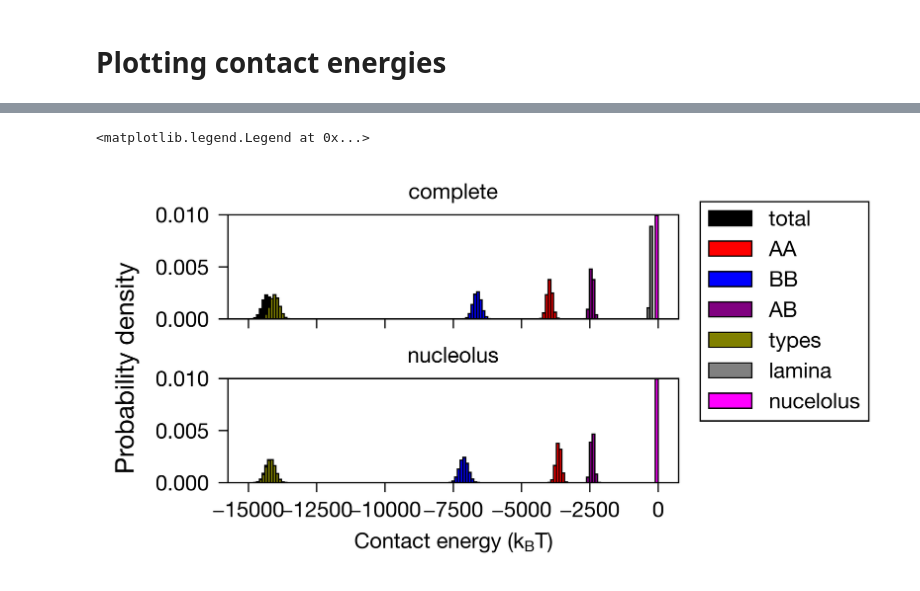
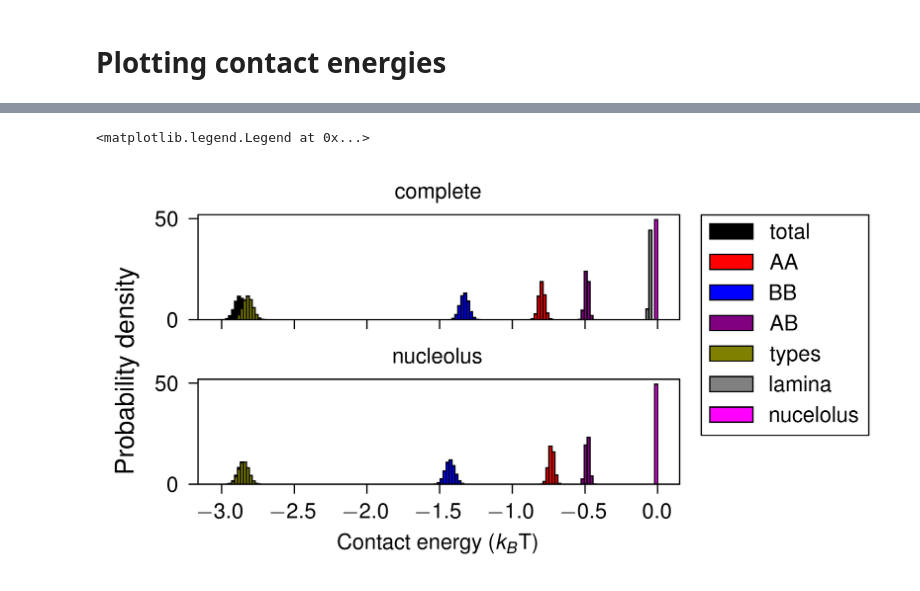
Before and after one commit to mellofariam/polarization, a Jupyter notebook: 3_analysis/energies/plot-total-energies.ipynb, the cells around one changed output, grey strips where cells are left out. Cells and saved outputs as stored; diff of their text form; code cells hidden in the pictures.

```diff
--- a/3_analysis/energies/plot-total-energies.ipynb
+++ b/3_analysis/energies/plot-total-energies.ipynb
@@ -11,0 +43,3 @@ plt.style.use("chroma.paper")
+# %%
+# for testing the figures:
+mpl.rcParams["figure.dpi"] = 300
@@ -88,9 +179,0 @@ with h5py.File(
-# %%
-fig, ax = plt.subplots(1, 1, figsize=(3, 2))
-for key in energies.keys():
-    ax.plot(
-        energies[key],
-        label=key,
-    )
-ax.set_xlabel("Frame")
-ax.set_ylabel("Energy ($k_B$T)")
@@ -100,7 +179,0 @@ Text(0, 0.5, 'Energy ($k_B$T)')
-# %%
-conditions = [
-    "control",
-    "complete",
-    "lamina",
-    "nucleolus",
-]
@@ -246,32 +288,28 @@ fig.legend(
 # %%
-conditions = [
+chosen_conditions = [
     "complete",
     "nucleolus",
-    # "lamina",
-    # "control",
-    # "nuclear-bodies",
-    # "isolation",
 ]
 
 fig, ax = plt.subplots(
-    len(conditions),
+    len(chosen_conditions),
     1,
     figsize=(
         3,
-        1 * len(conditions),
+        1 * len(chosen_conditions),
     ),
     constrained_layout=True,
     sharex=True,
     sharey=True,
 )
 
-bins = np.linspace(-15000, -0, 150)
+bins = np.linspace(-15000, -0, 150) / NUM_BEADS
 
-for i, condition in enumerate(conditions):
+for i, condition in enumerate(chosen_conditions):
     ax[i].set_title(condition)
 
     ax[i].hist(
-        energies_per_condition[condition]["all"],
+        energies[condition]["all"],
         bins=bins,
         density=True,
         # histtype="step",
@@ -279,7 +317,7 @@ for i, condition in enumerate(conditions):
         color="black",
     )
     ax[i].hist(
-        energies_per_condition[condition]["AA"],
+        energies[condition]["AA"],
         bins=bins,
         density=True,
         # histtype="step",
@@ -287,7 +325,7 @@ for i, condition in enumerate(conditions):
         color="red",
     )
     ax[i].hist(
-        energies_per_condition[condition]["BB"],
+        energies[condition]["BB"],
         bins=bins,
         density=True,
         # histtype="step",
@@ -295,7 +333,7 @@ for i, condition in enumerate(conditions):
         color="blue",
     )
     ax[i].hist(
-        energies_per_condition[condition]["AB"],
+        energies[condition]["AB"],
         bins=bins,
         density=True,
         # histtype="step",
@@ -305,7 +343,7 @@ for i, condition in enumerate(conditions):
     ax[i].hist(
         np.sum(
             [
-                energies_per_condition[condition][key]
+                energies[condition][key]
                 for key in ["AA", "AB", "BB", "AN", "BN", "NN"]
             ],
             axis=0,
@@ -317,35 +355,35 @@ for i, condition in enumerate(conditions):
         color="olive",
     )
     ax[i].hist(
-        energies_per_condition[condition]["lamina"],
+        energies[condition]["lamina"],
         bins=bins,
         density=True,
         # histtype="step",
         label="lamina",
         color="gray",
     )
     ax[i].hist(
-        energies_per_condition[condition]["nucleolus"],
+        energies[condition]["nucleolus"],
         bins=bins,
         density=True,
         # histtype="step",
         label="nucelolus",
         color="magenta",
     )
 
-    ax[i].set_ylim(0, 0.010)
+    # ax[i].set_ylim(0, 0.010)
 
 fig.supylabel("Probability density")
 ax[-1].set_xlabel("Contact energy ($k_B$T)")
 handles, labels = ax[0].get_legend_handles_labels()
 fig.legend(
     handles,
     labels,
-    bbox_to_anchor=(1.005, 0.959),
+    bbox_to_anchor=(1.005, 0.925),
     loc="upper left",
     fontsize=8,
     ncol=1,
 )
 # %% [output]
 <matplotlib.legend.Legend at 0x...>
-[figure, old version]
+[figure, new version]
```
Also changed, not shown: parts of 19 cells of this notebook, 2 other files.
